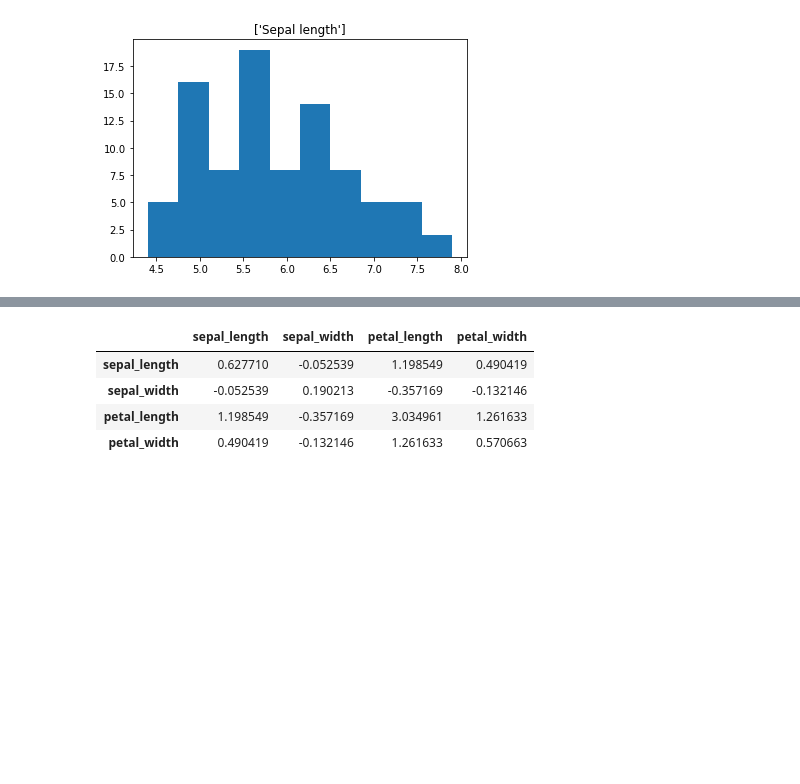
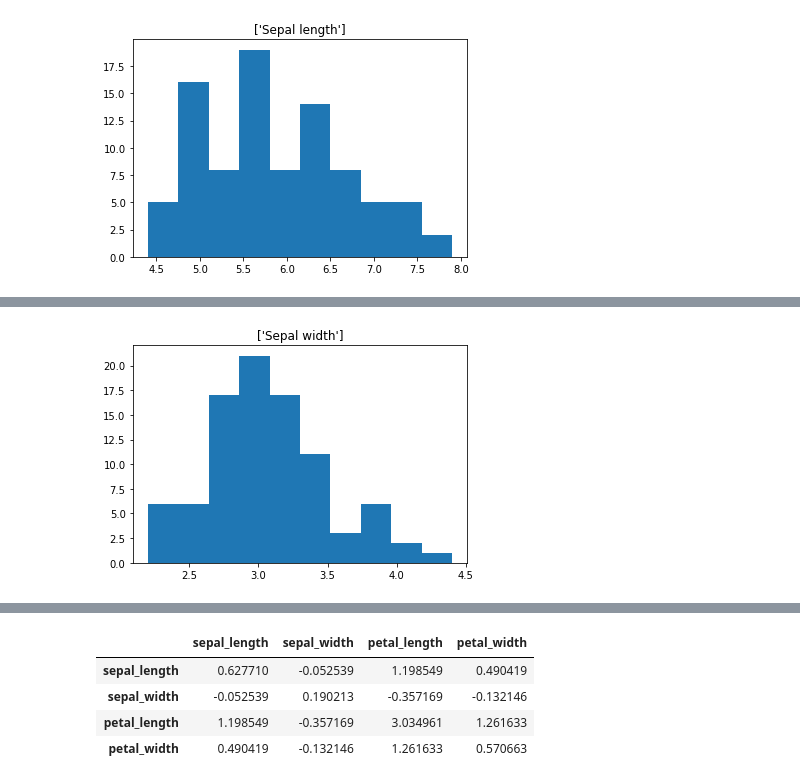
Before and after one commit to JenniferMLewis/classification-exercises, a Jupyter notebook: classification_exercises.ipynb, the cells around one changed output, grey strips where cells are left out. Saved outputs shown, nothing was run; the diff lists cells and outputs as text; code cells hidden in the pictures; blank space fills up the shorter version.

```diff
--- a/classification_exercises.ipynb
+++ b/classification_exercises.ipynb
@@ -837,0 +844,6 @@ plt.show()
+# %%
+plt.hist(train_iris[num_type[1]])
+plt.title([num_type[1].replace('_', ' ').capitalize()])
+plt.show()
+# %% [output]
+[figure, added]
```
Also changed, not shown: parts of 18 cells of this notebook.
